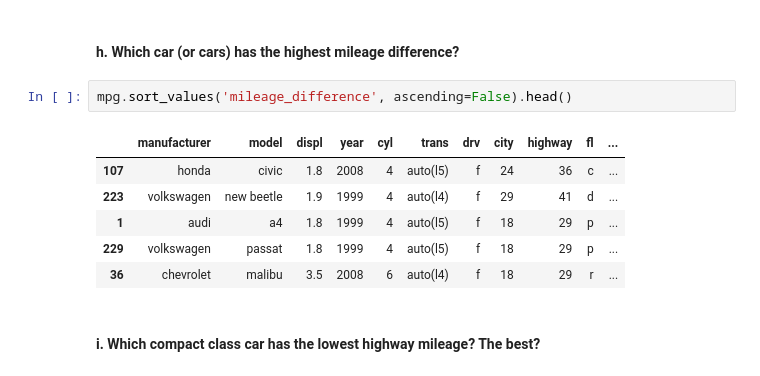
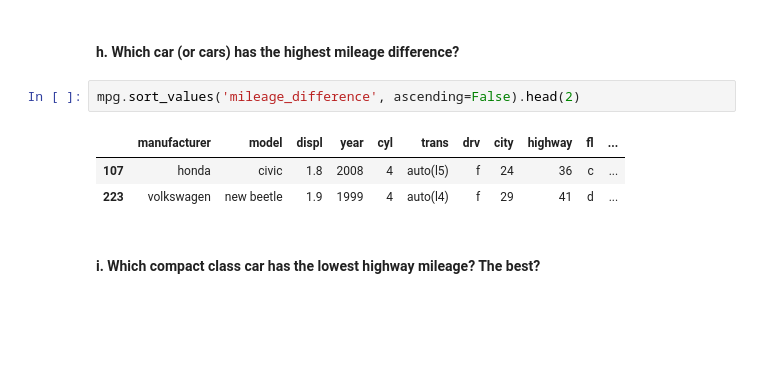
Before and after one commit to Segura-Jorge/ds-libraries-exercises, a Jupyter notebook: dataframes.ipynb, the cells around one changed output. Cells and saved outputs as stored; diff of their text form; blank space fills up the shorter version.

Commit message:
dataframes Complete

```diff
--- a/dataframes.ipynb
+++ b/dataframes.ipynb
@@ -277,14 +309,11 @@ mpg
 # %% [markdown]
 #### h. Which car (or cars) has the highest mileage difference?
 # %%
-mpg.sort_values('mileage_difference', ascending=False).head()
+mpg.sort_values('mileage_difference', ascending=False).head(2)
 # %% [output]
 |  | manufacturer | model | displ | year | cyl | trans | drv | city | highway | fl | ... |
 | 107 | honda | civic | 1.8 | 2008 | 4 | auto(l5) | f | 24 | 36 | c | ... |
 | 223 | volkswagen | new beetle | 1.9 | 1999 | 4 | auto(l4) | f | 29 | 41 | d | ... |
-| 1 | audi | a4 | 1.8 | 1999 | 4 | auto(l5) | f | 18 | 29 | p | ... |
-| 229 | volkswagen | passat | 1.8 | 1999 | 4 | auto(l5) | f | 18 | 29 | p | ... |
-| 36 | chevrolet | malibu | 3.5 | 2008 | 6 | auto(l4) | f | 18 | 29 | r | ... |
 # %% [markdown]
 #### i. Which compact class car has the lowest highway mileage? The best?
 # %%
```
Also changed, not shown: parts of 4 cells of this notebook.
